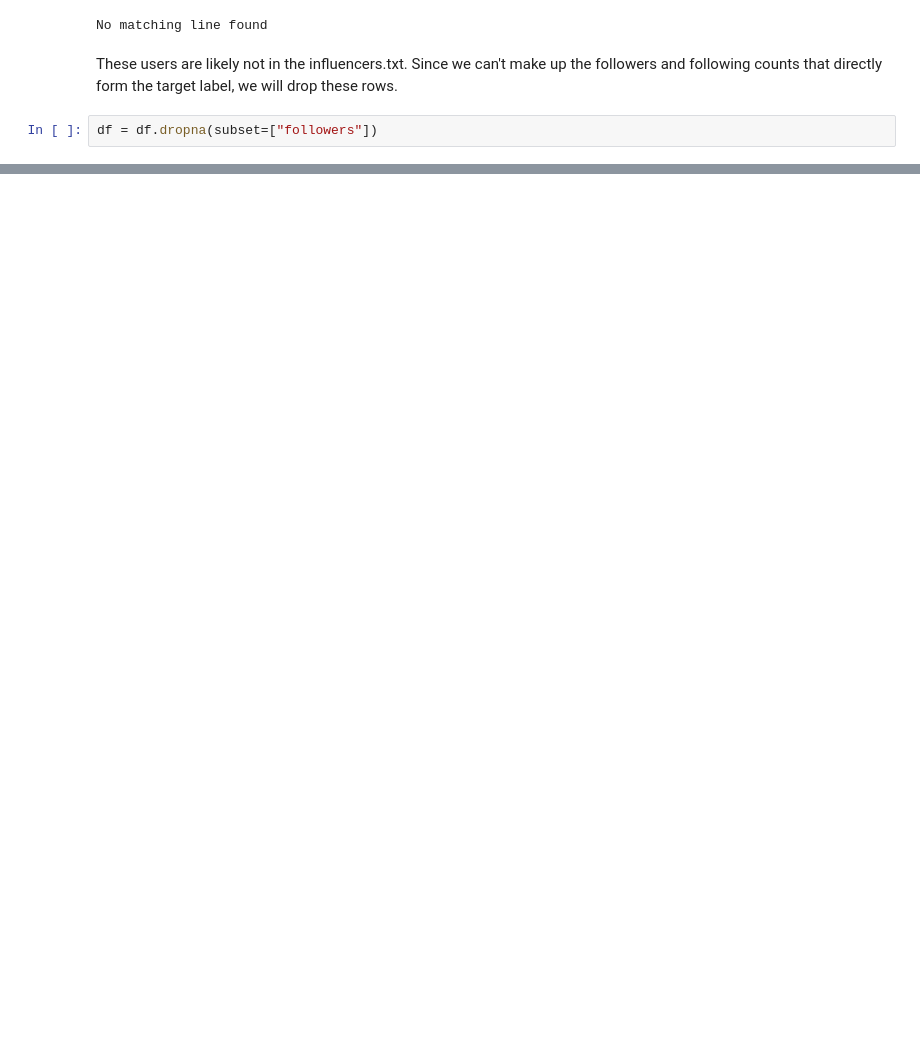
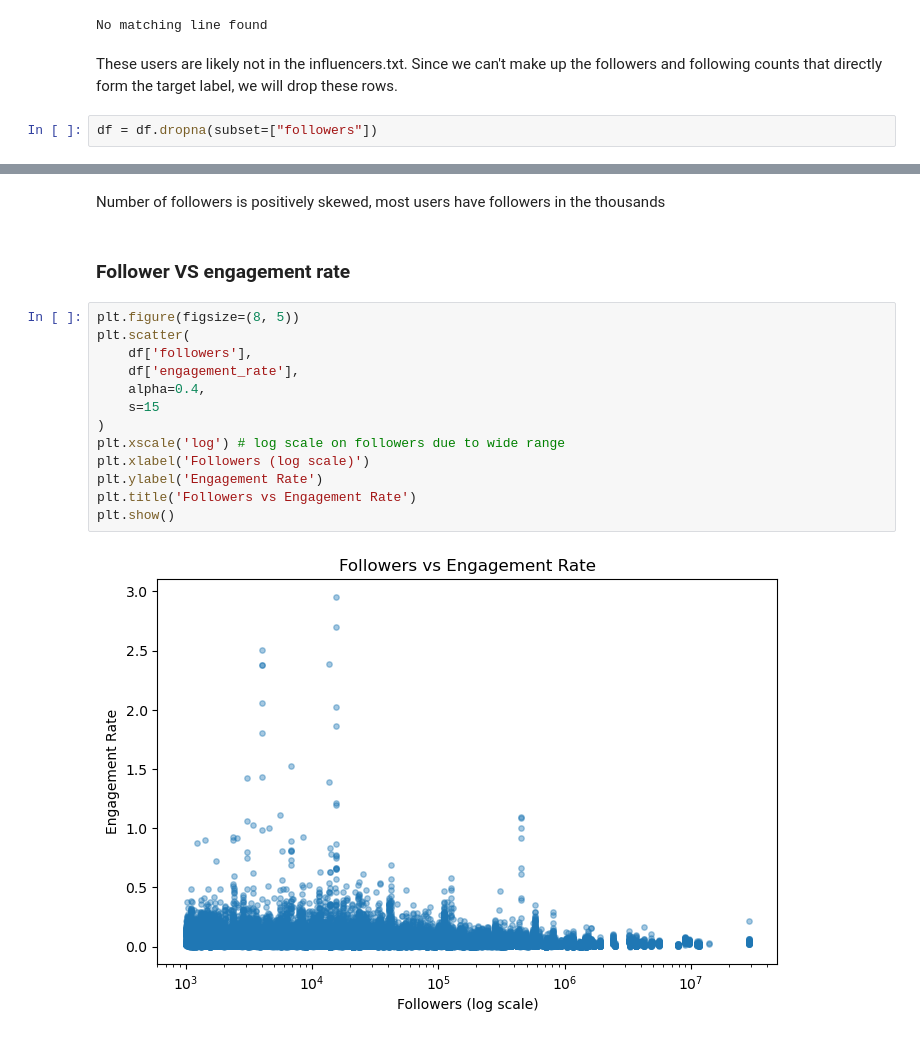
Before and after one commit to cheriechia/genAI-deepL-project, a Jupyter notebook: eda_preprocessing_large.ipynb, the cells around one changed output, grey strips where cells are left out. Cells and saved outputs as stored; diff of their text form; blank space fills up the shorter version.

```diff
--- a/eda_preprocessing_large.ipynb
+++ b/eda_preprocessing_large.ipynb
@@ -584,0 +254,19 @@ memory usage: 11.5+ MB
+# %% [markdown]
+Number of followers is positively skewed, most users have followers in the thousands
+# %% [markdown]
+### Follower VS engagement rate
+# %%
+plt.figure(figsize=(8, 5))
+plt.scatter(
+    df['followers'],
+    df['engagement_rate'],
+    alpha=0.4,
+    s=15
+)
+plt.xscale('log') # log scale on followers due to wide range
+plt.xlabel('Followers (log scale)')
+plt.ylabel('Engagement Rate')
+plt.title('Followers vs Engagement Rate')
+plt.show()
+# %% [output]
+[figure, added]
```
Also changed, not shown: parts of 168 cells of this notebook, 7 other files.
